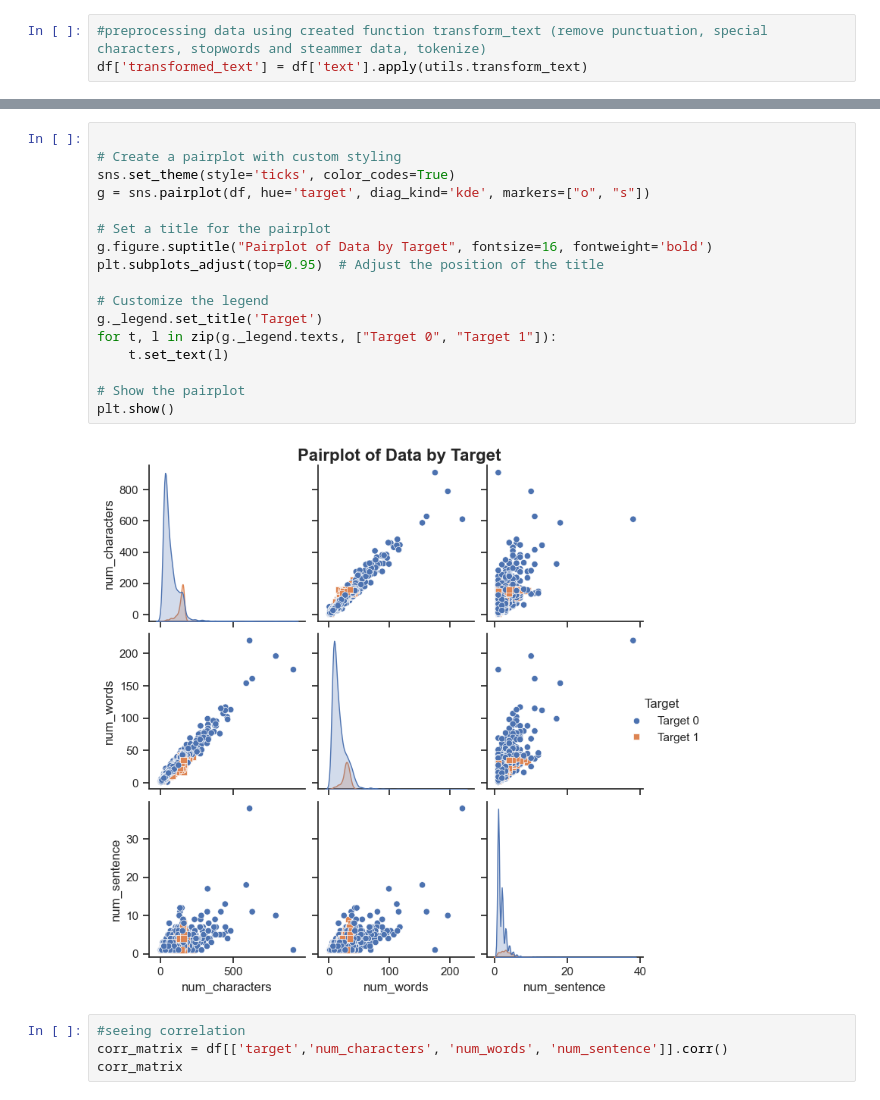
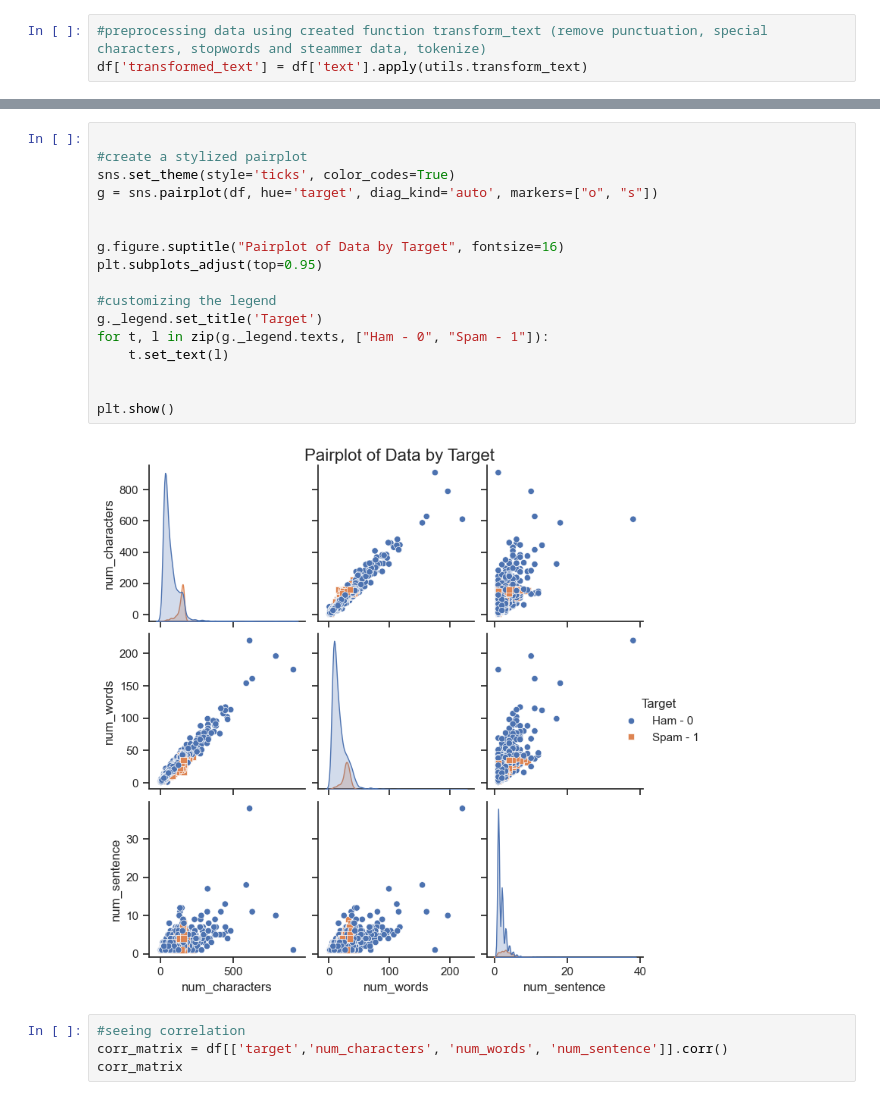
Before and after one commit to pedrocast7/SpamText_Classification_Models_Analysis, a Jupyter notebook: EDA_dataset.ipynb, the cells around one changed output, grey strips where cells are left out. Saved outputs shown, nothing was run; the diff lists cells and outputs as text.

```diff
--- a/EDA_dataset.ipynb
+++ b/EDA_dataset.ipynb
@@ -324,22 +329,22 @@ Passing `palette` without assigning `hue` is deprecated and will be removed in v
 # %%
 
-# Create a pairplot with custom styling
+#create a stylized pairplot
 sns.set_theme(style='ticks', color_codes=True)
-g = sns.pairplot(df, hue='target', diag_kind='kde', markers=["o", "s"])
+g = sns.pairplot(df, hue='target', diag_kind='auto', markers=["o", "s"])
 
-# Set a title for the pairplot
-g.figure.suptitle("Pairplot of Data by Target", fontsize=16, fontweight='bold')
-plt.subplots_adjust(top=0.95)  # Adjust the position of the title
 
-# Customize the legend
+g.figure.suptitle("Pairplot of Data by Target", fontsize=16)
+plt.subplots_adjust(top=0.95)
+
+#customizing the legend
 g._legend.set_title('Target')
-for t, l in zip(g._legend.texts, ["Target 0", "Target 1"]):
+for t, l in zip(g._legend.texts, ["Ham - 0", "Spam - 1"]):
     t.set_text(l)
 
-# Show the pairplot
+
 plt.show()
 # %% [output]
-[figure, old version]
+[figure, new version]
 # %%
 #seeing correlation
 corr_matrix = df[['target','num_characters', 'num_words', 'num_sentence']].corr()
```
Also changed, not shown: parts of 7 cells of this notebook, 1 other file.
